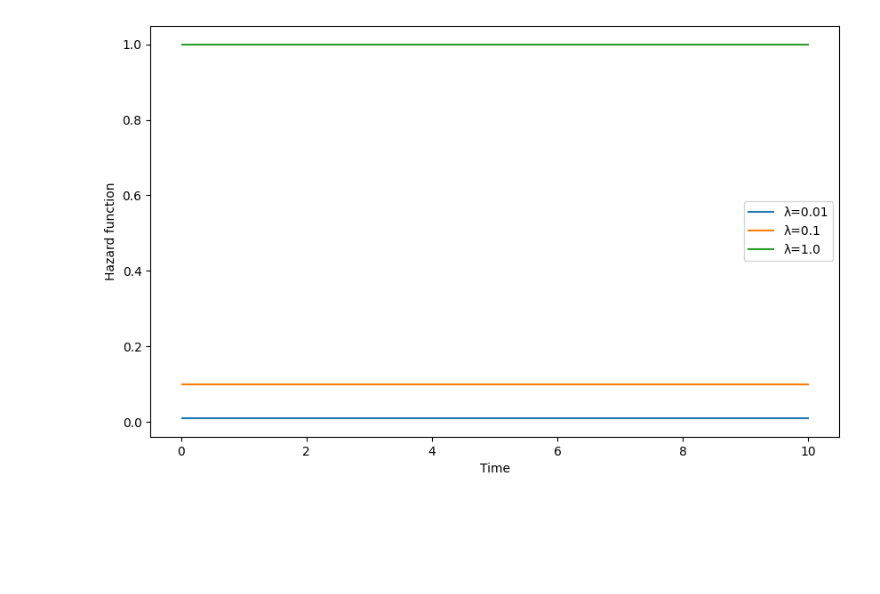
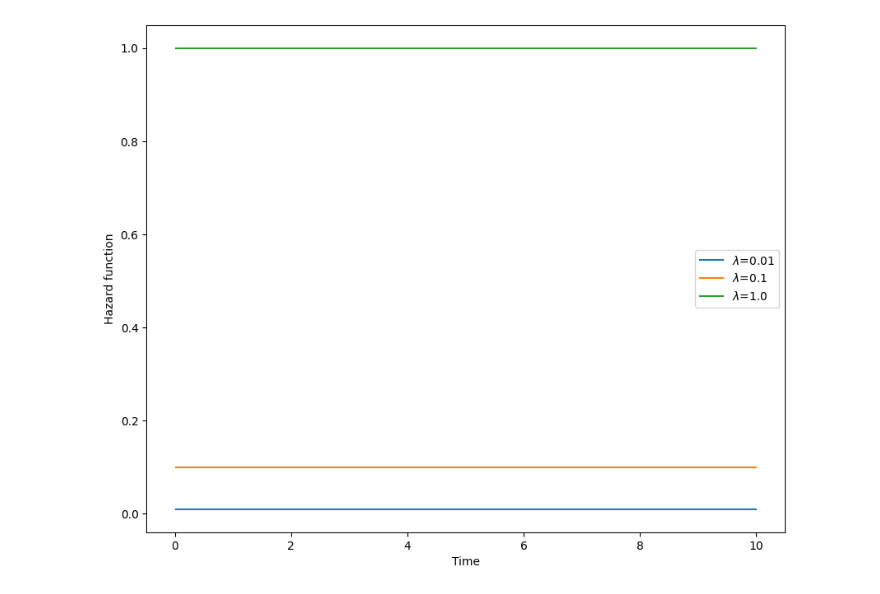
Before and after one commit to wefeigang/M4R, a Jupyter notebook: parametric_hazard_plots.ipynb, the cells around one changed output. Saved outputs shown, nothing was run; the diff lists cells and outputs as text; code cells hidden in the pictures; blank space fills up the shorter version.

```diff
--- a/parametric_hazard_plots.ipynb
+++ b/parametric_hazard_plots.ipynb
@@ -4,22 +4,22 @@ import matplotlib.pyplot as plt
 # %%
 # x-axis
 time_range = np.linspace(0.01, 10, 500)
 
 lambda_list = [0.01, 0.1, 1.0]
 
 # exponetial
-plt.figure(figsize=(10, 6))
+plt.figure(figsize=(10, 8))
 
 for lam in lambda_list:
     # Exponential hazard function
     hazard = lam * np.ones_like(time_range)
 
     # Plotting
-    plt.plot(time_range, hazard, label=f'λ={lam}')
+    plt.plot(time_range, hazard, label=rf'$\lambda$={lam}')
 
 plt.xlabel('Time')
 plt.ylabel('Hazard function')
 plt.legend()
 plt.show()
 # %% [output]
-[figure, old version]
+[figure, new version]
```
Also changed, not shown: parts of 2 cells of this notebook.
